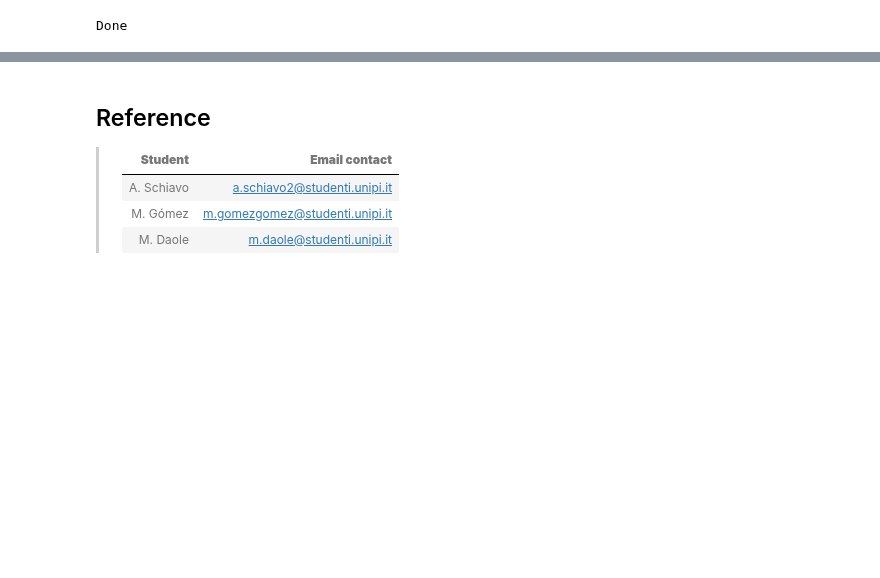
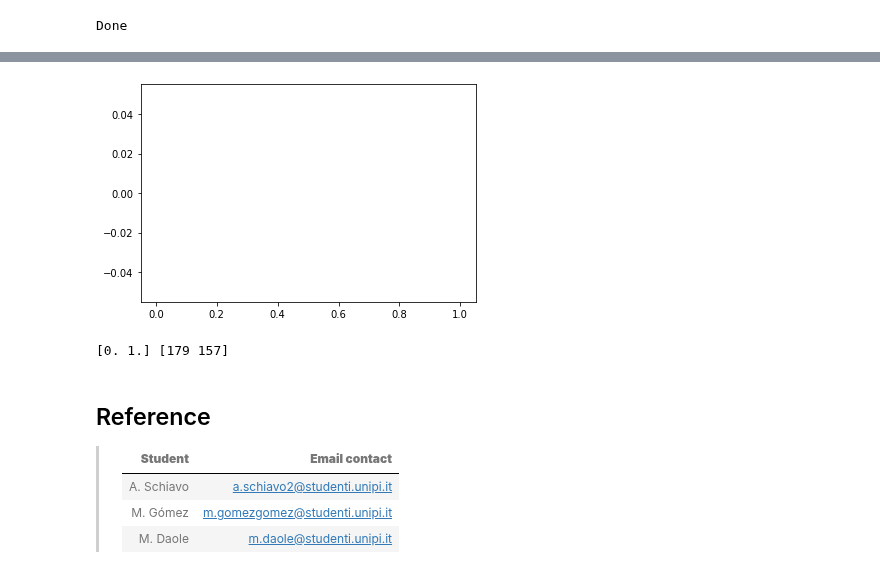
Before and after one commit to MarshaGomez/CNN-Medical-Imaging-Analysis, a Jupyter notebook: Code/Scratch_CNN_masses_vs_calc.ipynb, the cells around one changed output, grey strips where cells are left out. Cells and saved outputs as stored; diff of their text form; code cells hidden in the pictures; blank space fills up the shorter version.

```diff
--- a/Code/Scratch_CNN_masses_vs_calc.ipynb
+++ b/Code/Scratch_CNN_masses_vs_calc.ipynb
@@ -775,0 +711,11 @@ print('test_acc:', test_acc)
+# %%
+number_list = np.array([1, 1, 3, 3, 2, 3, 4, 4, 1])
+
+(unique, counts) = np.unique(test_labels, return_counts=True)
+
+plt.hist(counts, unique)
+plt.show()
+print(unique, counts)
+# %% [output]
+[figure, added]
+[0. 1.] [179 157]
```
Also changed, not shown: parts of 30 cells of this notebook.
